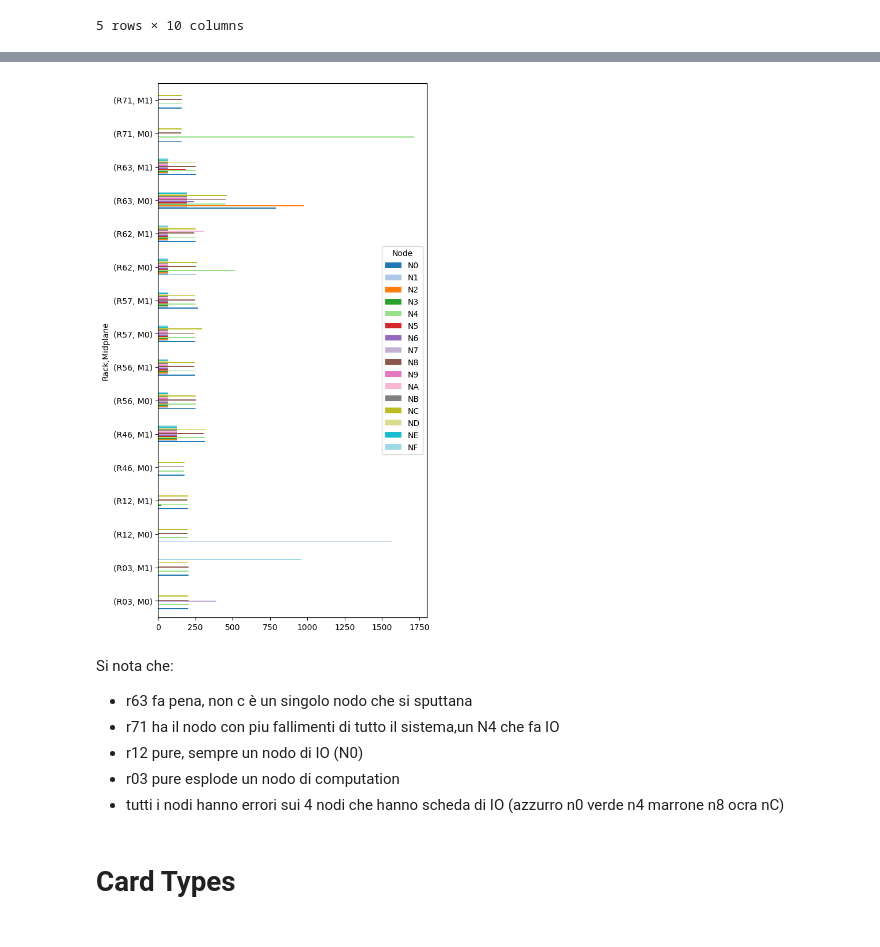
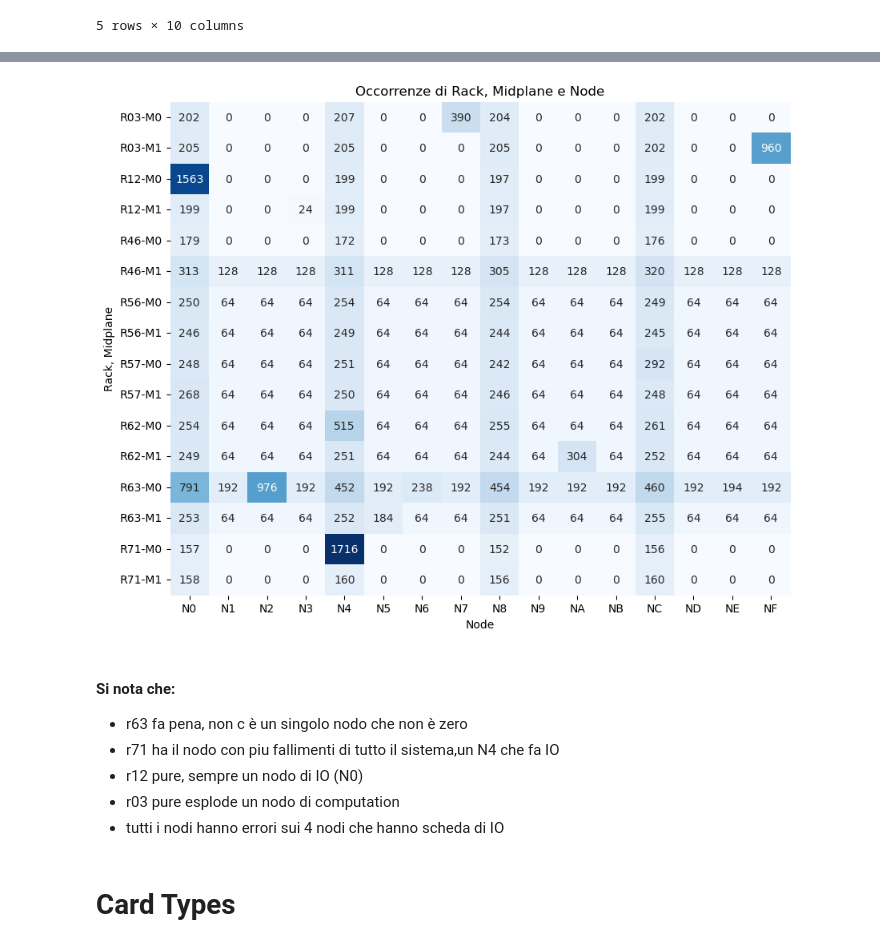
Before and after one commit to cyberTechA/Impianti_di_Elaborazione, a Jupyter notebook: 6_FFDA/BlueGeneL.ipynb, the cells around one changed output, grey strips where cells are left out. Drawn from its saved outputs; the diff is of its cells as text; code cells hidden in the pictures.

```diff
--- a/6_FFDA/BlueGeneL.ipynb
+++ b/6_FFDA/BlueGeneL.ipynb
@@ -537,23 +521,37 @@ il 63 a differenza degli altri ha un midplain spopositato
 # %%
+
 # Calcola il conteggio delle occorrenze di Timestamp raggruppate per Rack, Midplane e Node nel DataFrame df_top_rack
-# Trasforma i dati in una matrice con Rack e Midplane come indice e Node come colonne utilizzando il metodo unstack(2)
-# Genera un grafico a barre orizzontali per visualizzare le occorrenze dei Rack, Midplane e Node
-df_top_rack.groupby(by=['Rack', 'Midplane', 'Node']).Timestamp.count().unstack(2).plot.barh(figsize=(6,12), cmap = 'tab20')
+count_df = df_top_rack.groupby(by=['Rack', 'Midplane', 'Node']).Timestamp.count().unstack(2)
+
+# Gestisci i valori non validi sostituendoli con zero
+count_df = count_df.fillna(0)
+
+# Converti i valori in interi
+count_df = count_df.astype(int)
+
+# Genera il grafico a heatmap con la mappa dei colori 'Blues'
+fig, ax = plt.subplots(figsize=(10, 8))
+sns.heatmap(count_df, cmap='Blues', annot=True, fmt='d', cbar=False, ax=ax)
+
+# Personalizza l'aspetto del grafico
+ax.set_xlabel('Node')
+ax.set_ylabel('Rack, Midplane')
+ax.set_title('Occorrenze di Rack, Midplane e Node')
 
 # Salva il grafico come file immagine nel formato PNG
-plt.savefig("2_BlueGeneL/Coalescenza_Temporale/immagini/BGL_Rack_Bar_Rack_Midplane_Node.png", format="png")
+plt.savefig("2_BlueGeneL/Coalescenza_Temporale/immagini/BGL_Rack_Heatmap_Rack_Midplane_Node.png", format="png")
 
 # Mostra il grafico
 plt.show()
 # %% [output]
-[figure, old version]
+[figure, new version]
 # %% [markdown]
- Si nota che:
-- r63 fa pena, non c è un singolo nodo che si sputtana
+ #### Si nota che:
+- r63 fa pena, non c è un singolo nodo che non è zero
 - r71 ha il nodo con piu fallimenti di tutto il sistema,un N4 che fa IO
 - r12 pure, sempre un nodo di IO (N0)
 - r03 pure esplode un nodo di computation
-- tutti i nodi hanno errori sui 4 nodi che hanno scheda di IO (azzurro n0 verde n4 marrone n8 ocra nC)
+- tutti i nodi hanno errori sui 4 nodi che hanno scheda di IO
 # %% [markdown]
 # Card Types
 # %%
```
Also changed, not shown: parts of 17 cells of this notebook, 12 other files.
